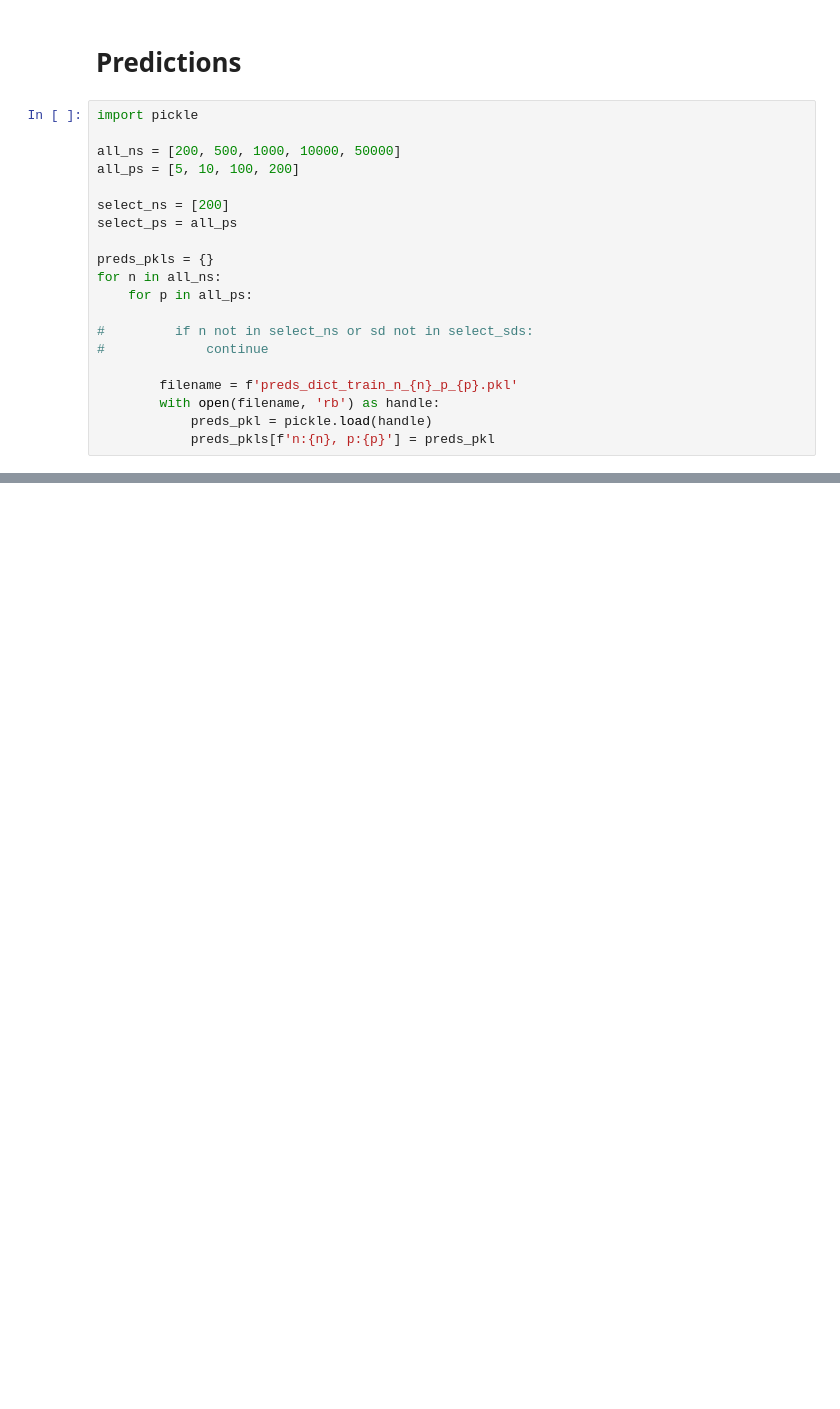
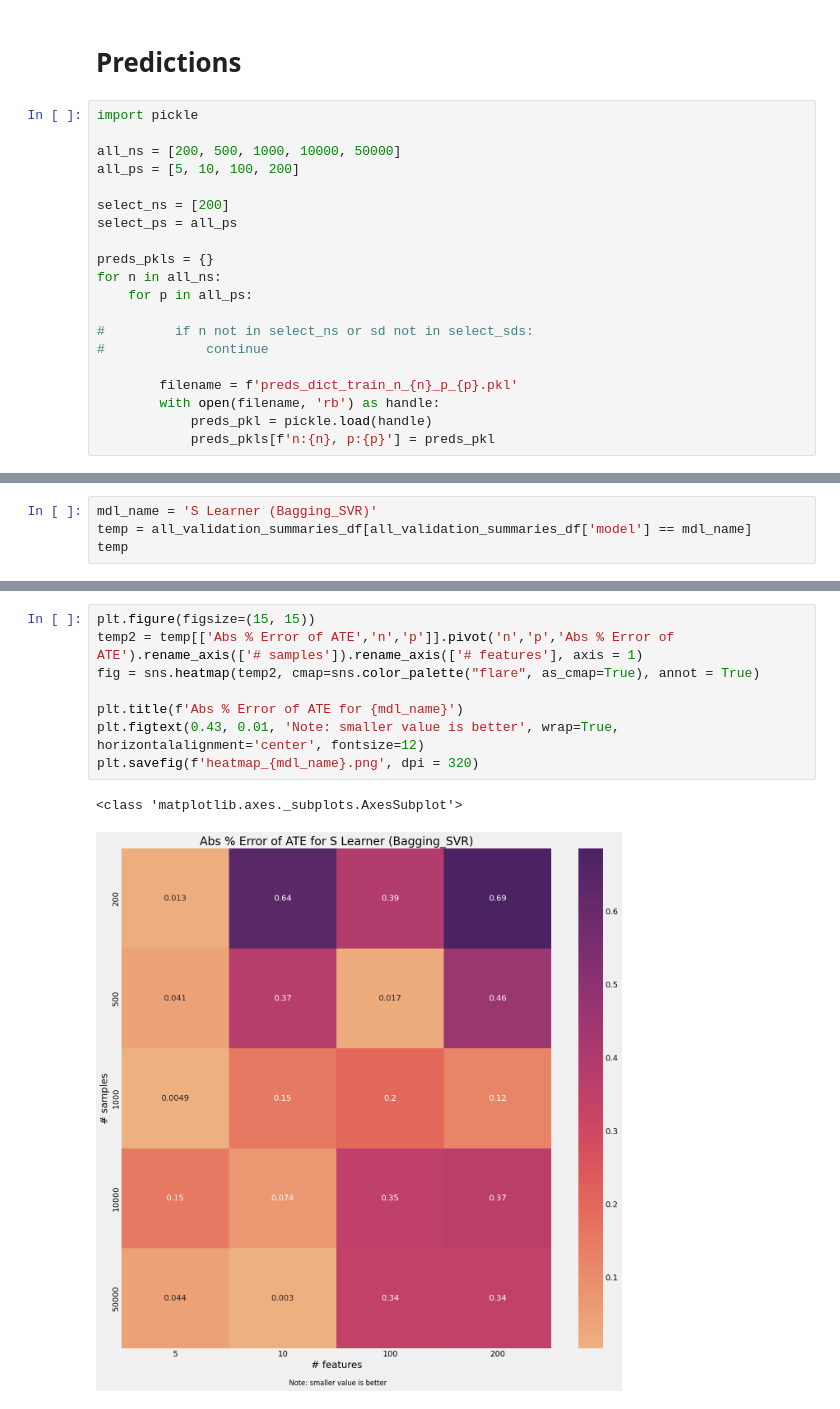
Before and after one commit to UdaikaranSingh/pgm_project, a Jupyter notebook: results/experiment_2/Experiment 2.ipynb, the cells around one changed output, grey strips where cells are left out. Cells and saved outputs as stored; diff of their text form; blank space fills up the shorter version.

Commit message:
added stuff for experiment 2 plotting

```diff
--- a/results/experiment_2/Experiment 2.ipynb
+++ b/results/experiment_2/Experiment 2.ipynb
@@ -309,0 +300,4 @@ def bar_plot_summary_holdout(
+# %%
+mdl_name = 'S Learner (Bagging_SVR)'
+temp = all_validation_summaries_df[all_validation_summaries_df['model'] == mdl_name]
+temp
@@ -309,0 +322,11 @@ def bar_plot_summary_holdout(
+# %%
+plt.figure(figsize=(15, 15))
+temp2 = temp[['Abs % Error of ATE','n','p']].pivot('n','p','Abs % Error of ATE').rename_axis(['# samples']).rename_axis(['# features'], axis = 1)
+fig = sns.heatmap(temp2, cmap=sns.color_palette("flare", as_cmap=True), annot = True)
+
+plt.title(f'Abs % Error of ATE for {mdl_name}')
+plt.figtext(0.43, 0.01, 'Note: smaller value is better', wrap=True, horizontalalignment='center', fontsize=12)
+plt.savefig(f'heatmap_{mdl_name}.png', dpi = 320)
+# %% [output]
+<class 'matplotlib.axes._subplots.AxesSubplot'>
+[figure, added]
```
Also changed, not shown: parts of 8 cells of this notebook, 4 other files.
